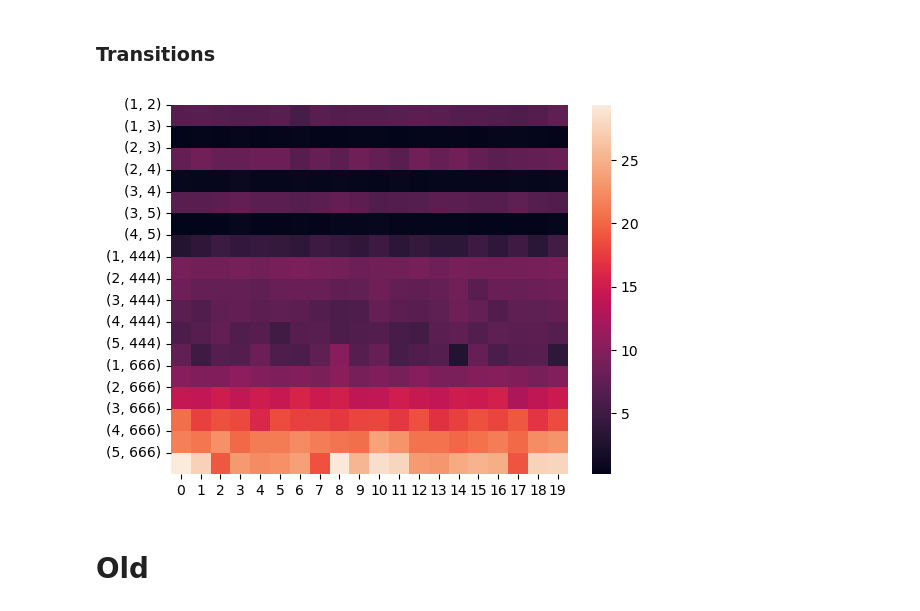
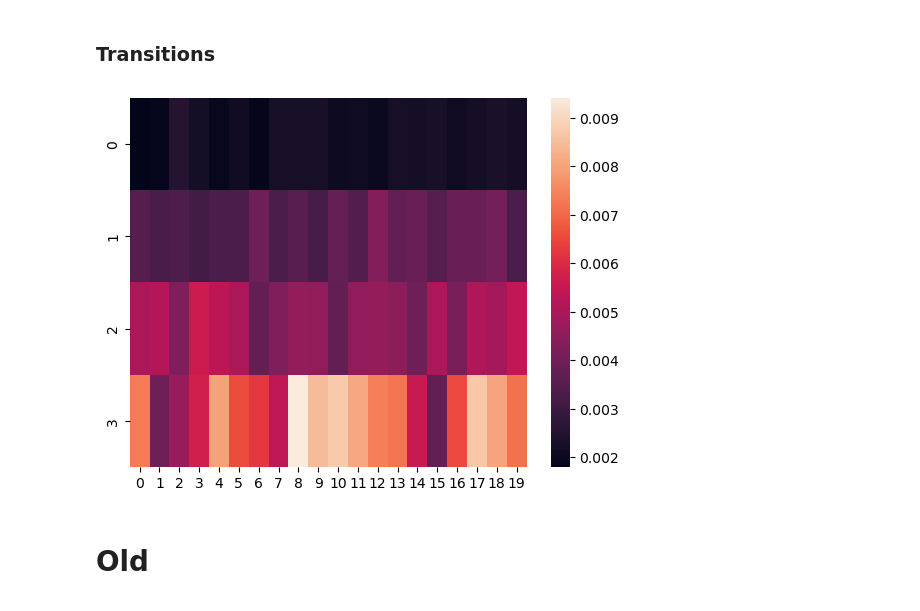
Before and after one commit to francescozambelli/CancerEvo, a Jupyter notebook: analysis.ipynb, the cells around one changed output. Saved outputs shown, nothing was run; the diff lists cells and outputs as text; code cells hidden in the pictures.

Commit message:
completing stationarity, good image

```diff
--- a/analysis.ipynb
+++ b/analysis.ipynb
@@ -405 +429,12 @@ counts = np.array([np.array(ci).astype(float)*np.arange(1,6) for ci in[c.split("
+# %%
+os.mkdir("../Data/CancerEvo/gif")
+plt.ioff()
+for i in tqdm(range(1000)):
+    plt.figure(figsize=(7,4))
+    plt.plot(counts[i])
+    plt.ylim([0,0.24])
+    plt.grid()
+    plt.title(str(i))
+    plt.scatter(np.arange(10),counts[i])
+    plt.savefig(f"../Data/CancerEvo/gif/aa{i}.png")
 # %%
@@ -435,6 +461,9 @@ plt.grid()
 # %% [markdown]
 ### Transitions
+# %%
+counts = np.loadtxt("../Data/CancerEvo/transitions/counts_1.txt", dtype=str, delimiter="?")
+counts = np.array([np.array(ci).astype(float) for ci in[c.split(", ") for c in counts]])
 # %%
 combins = [(1,2),(1,3),(2,3),(2,4),(3,4),(3,5),(4,5),(1,444),(2,444),(3,444),(4,444),(5,444),(1,666),(2,666),(3,666),(4,666),(5,666)]
-flux = np.loadtxt("../Data/CancerEvo/transitions/flux.txt", dtype=str, delimiter="?")
+flux = np.loadtxt("../Data/CancerEvo/transitions/flux_1.txt", dtype=str, delimiter="?")
 flux = np.array([np.array(ci).astype(float) for ci in[c.split(", ") for c in flux]])
@@ -441,6 +472,8 @@ flux = np.array([np.array(ci).astype(float) for ci in[c.split(", ") for c in flu
+# %%
+norm_flux = np.array([np.array([flux[j][i]/counts[j][combins[i][0]-1] for i in range(len(flux[0]))]) for j in range(len(flux))])
 # %%
-sns.heatmap((flux).T)
-plt.yticks(np.arange(flux.shape[1]), combins, rotation=0)
+sns.heatmap((norm_flux[:,[0,2,4,6]]).T)
+#plt.yticks(np.arange(flux.shape[1]), combins, rotation=0)
 plt.show()
 # %% [output]
-[figure, old version]
+[figure, new version]
```
Also changed, not shown: parts of 19 cells of this notebook, 5 other files.
